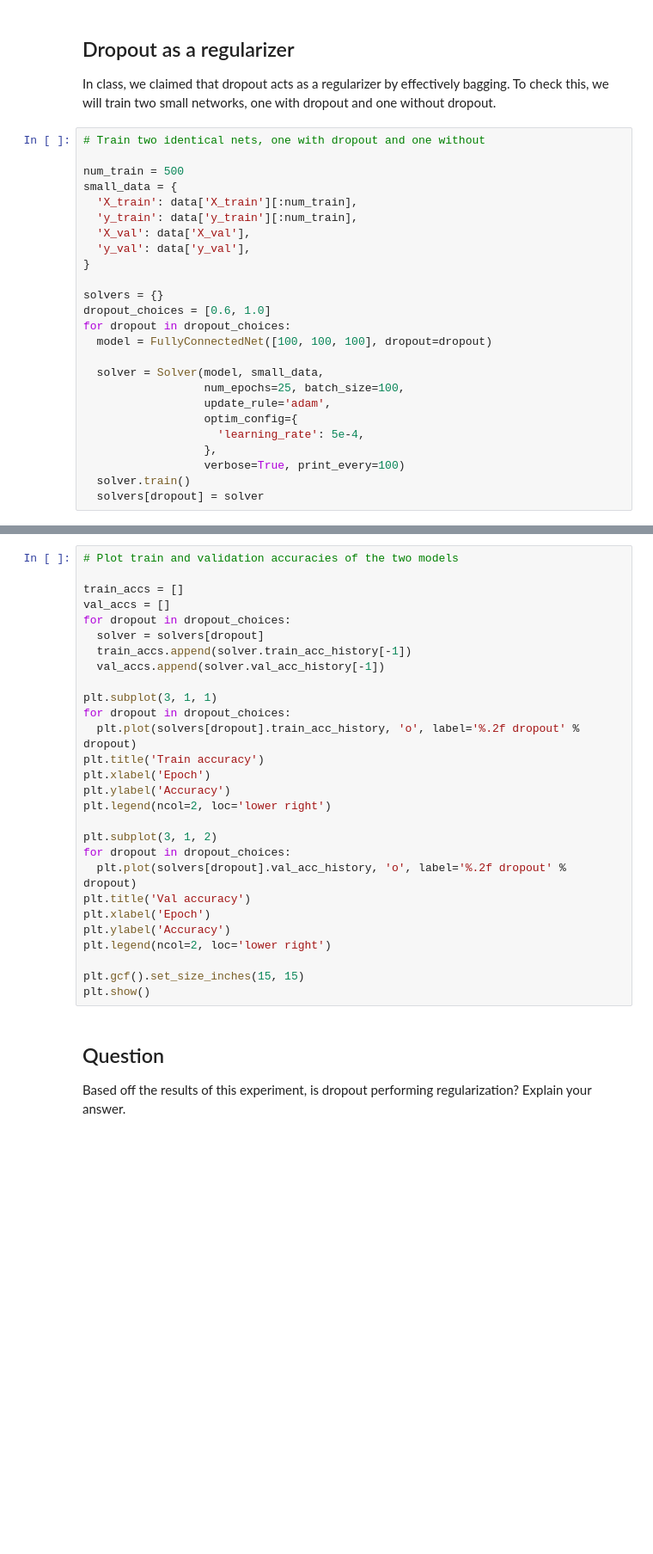
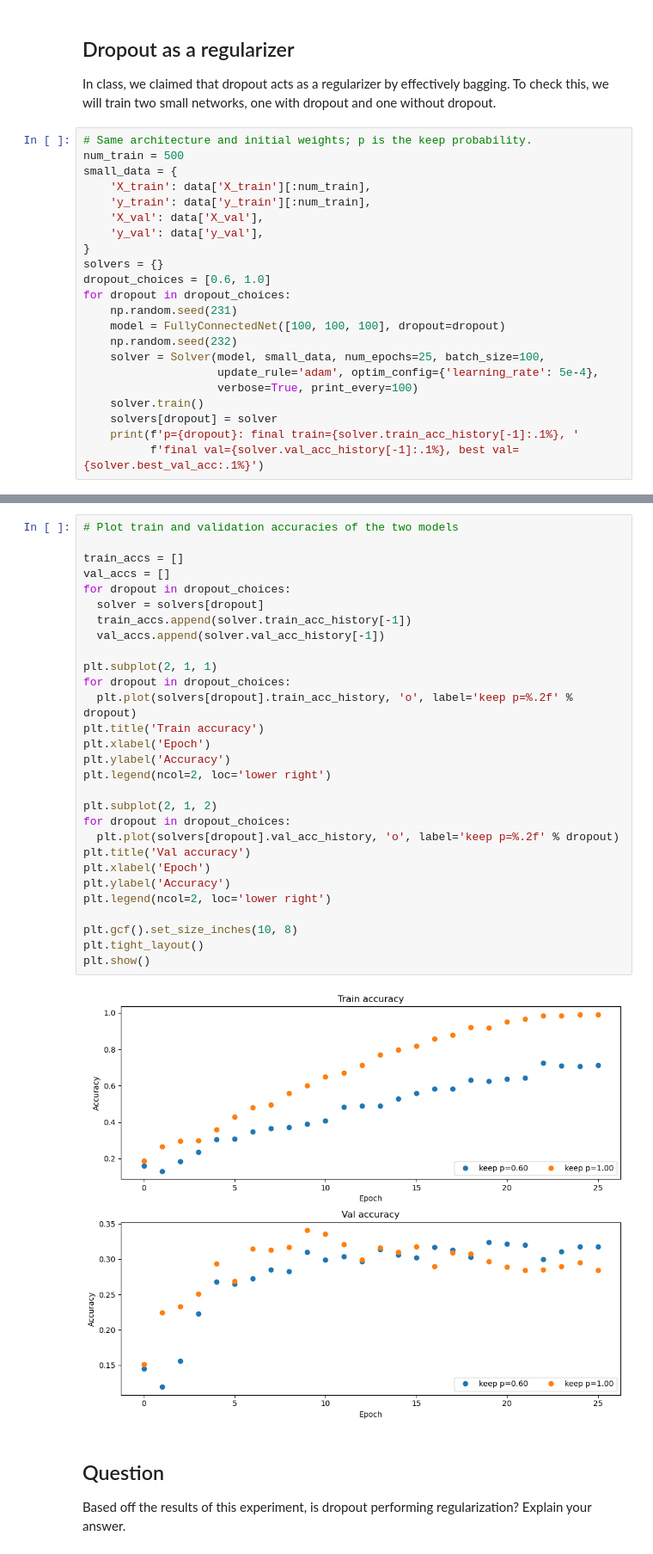
Before and after one commit to LepingWan/ECE247A, a Jupyter notebook: HW4.ipynb, the cells around one changed output, grey strips where cells are left out. Shown at 86% size. Cells and saved outputs as stored; diff of their text form; blank space fills up the shorter version.

Commit message:
Complete HW4 batch normalization and dropout problems

```diff
--- a/HW4.ipynb
+++ b/HW4.ipynb
@@ -1567,27 +2996,24 @@ for dropout in [0.5, 0.75, 1.0]:
 
 In class, we claimed that dropout acts as a regularizer by effectively bagging.  To check this, we will train two small networks, one with dropout and one without dropout.
 # %%
-# Train two identical nets, one with dropout and one without
-
+# Same architecture and initial weights; p is the keep probability.
 num_train = 500
 small_data = {
-  'X_train': data['X_train'][:num_train],
-  'y_train': data['y_train'][:num_train],
-  'X_val': data['X_val'],
-  'y_val': data['y_val'],
+    'X_train': data['X_train'][:num_train],
+    'y_train': data['y_train'][:num_train],
+    'X_val': data['X_val'],
+    'y_val': data['y_val'],
 }
-
 solvers = {}
 dropout_choices = [0.6, 1.0]
 for dropout in dropout_choices:
-  model = FullyConnectedNet([100, 100, 100], dropout=dropout)
-
-  solver = Solver(model, small_data,
-                  num_epochs=25, batch_size=100,
-                  update_rule='adam',
-                  optim_config={
-                    'learning_rate': 5e-4,
-                  },
-                  verbose=True, print_every=100)
-  solver.train()
-  solvers[dropout] = solver
+    np.random.seed(231)
+    model = FullyConnectedNet([100, 100, 100], dropout=dropout)
+    np.random.seed(232)
+    solver = Solver(model, small_data, num_epochs=25, batch_size=100,
+                    update_rule='adam', optim_config={'learning_rate': 5e-4},
+                    verbose=True, print_every=100)
+    solver.train()
+    solvers[dropout] = solver
+    print(f'p={dropout}: final train={solver.train_acc_history[-1]:.1%}, '
+          f'final val={solver.val_acc_history[-1]:.1%}, best val={solver.best_val_acc:.1%}')
@@ -1594,31 +3038,34 @@ for dropout in dropout_choices:
 # %%
 # Plot train and validation accuracies of the two models
 
 train_accs = []
 val_accs = []
 for dropout in dropout_choices:
   solver = solvers[dropout]
   train_accs.append(solver.train_acc_history[-1])
   val_accs.append(solver.val_acc_history[-1])
 
-plt.subplot(3, 1, 1)
+plt.subplot(2, 1, 1)
 for dropout in dropout_choices:
-  plt.plot(solvers[dropout].train_acc_history, 'o', label='%.2f dropout' % dropout)
+  plt.plot(solvers[dropout].train_acc_history, 'o', label='keep p=%.2f' % dropout)
 plt.title('Train accuracy')
 plt.xlabel('Epoch')
 plt.ylabel('Accuracy')
 plt.legend(ncol=2, loc='lower right')
 
-plt.subplot(3, 1, 2)
+plt.subplot(2, 1, 2)
 for dropout in dropout_choices:
-  plt.plot(solvers[dropout].val_acc_history, 'o', label='%.2f dropout' % dropout)
+  plt.plot(solvers[dropout].val_acc_history, 'o', label='keep p=%.2f' % dropout)
 plt.title('Val accuracy')
 plt.xlabel('Epoch')
 plt.ylabel('Accuracy')
 plt.legend(ncol=2, loc='lower right')
 
-plt.gcf().set_size_inches(15, 15)
+plt.gcf().set_size_inches(10, 8)
+plt.tight_layout()
 plt.show()
+# %% [output]
+[figure, added]
 # %% [markdown]
 ## Question
 
```
Also changed, not shown: parts of 38 cells of this notebook, 5 other files.
